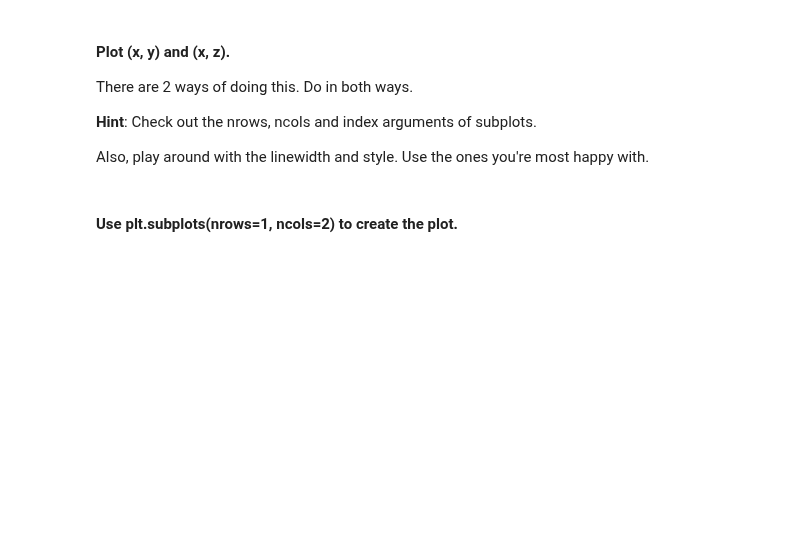
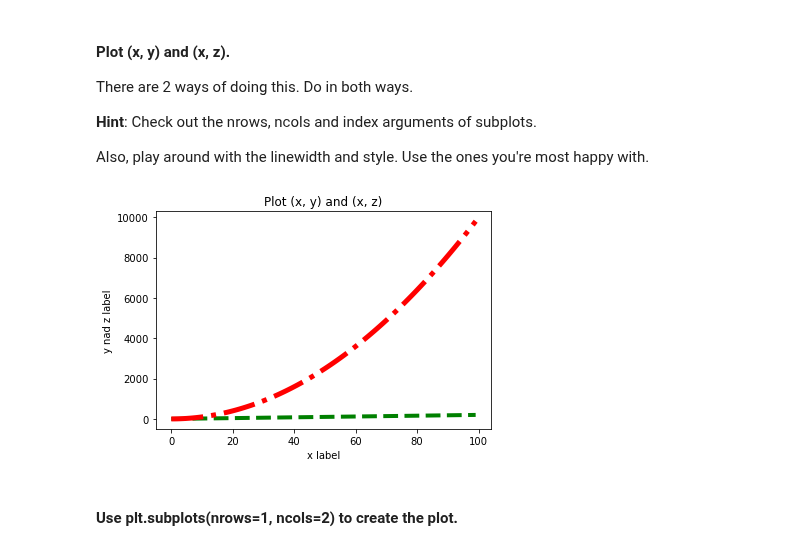
Before and after one commit to ta-data-lis/lab-matplotlib-seaborn, a Jupyter notebook: your-code/main.ipynb, the cells around one changed output. Drawn from its saved outputs; the diff is of its cells as text; code cells hidden in the pictures; blank space fills up the shorter version.

```diff
--- a/your-code/main.ipynb
+++ b/your-code/main.ipynb
@@ -25,2 +28,12 @@ Also, play around with the linewidth and style. Use the ones you're most happy w
+# %%
+# Method 1
+plt.plot(x,y, color='green', linestyle='--', linewidth=4)
+plt.plot(x,z, color='red', linestyle='-.', linewidth=5)
+plt.xlabel('x label')
+plt.ylabel('y nad z label')
+plt.title('Plot (x, y) and (x, z)')
+plt.show()
+# %% [output]
+[figure, added]
 # %% [markdown]
 #### Use plt.subplots(nrows=1, ncols=2) to create the plot.
```
Also changed, not shown: parts of 56 cells of this notebook, 7 other files.
